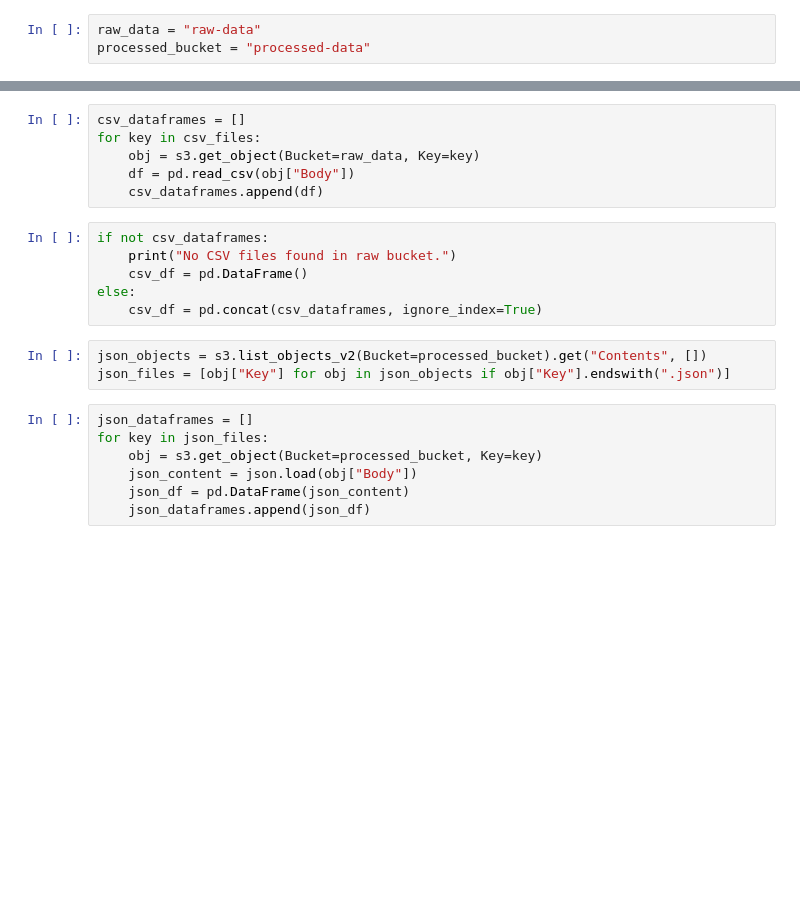
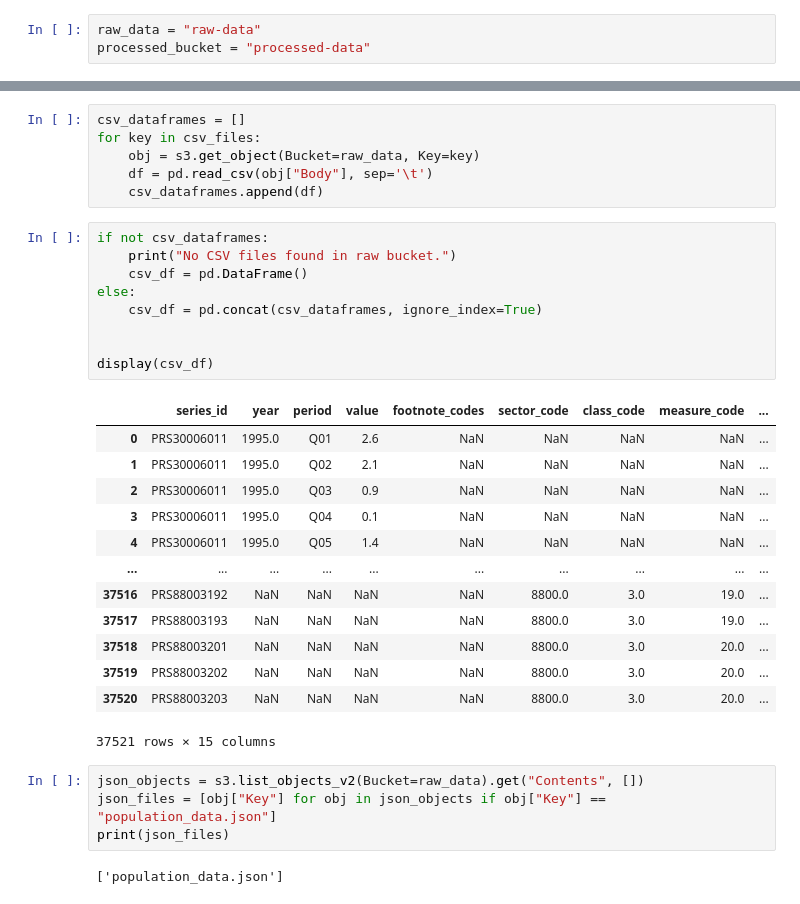
Before and after one commit to Nishant593/data-quest, a Jupyter notebook: analytics/analytics.ipynb, the cells around one changed output, grey strips where cells are left out. Cells and saved outputs as stored; diff of their text form; blank space fills up the shorter version.

```diff
--- a/analytics/analytics.ipynb
+++ b/analytics/analytics.ipynb
@@ -21,21 +21,34 @@ EndpointConnectionError: Could not connect to the endpoint URL: "http://host.doc
 csv_dataframes = []
 for key in csv_files:
     obj = s3.get_object(Bucket=raw_data, Key=key)
-    df = pd.read_csv(obj["Body"])
+    df = pd.read_csv(obj["Body"], sep='\t')
     csv_dataframes.append(df)
 # %%
 if not csv_dataframes:
     print("No CSV files found in raw bucket.")
     csv_df = pd.DataFrame()
 else:
     csv_df = pd.concat(csv_dataframes, ignore_index=True)
+
+
+display(csv_df)
+# %% [output]
+|  | series_id | year | period | value | footnote_codes | sector_code | class_code | measure_code | ... |
+| 0 | PRS30006011 | 1995.0 | Q01 | 2.6 | NaN | NaN | NaN | NaN | ... |
+| 1 | PRS30006011 | 1995.0 | Q02 | 2.1 | NaN | NaN | NaN | NaN | ... |
+| 2 | PRS30006011 | 1995.0 | Q03 | 0.9 | NaN | NaN | NaN | NaN | ... |
+| 3 | PRS30006011 | 1995.0 | Q04 | 0.1 | NaN | NaN | NaN | NaN | ... |
+| 4 | PRS30006011 | 1995.0 | Q05 | 1.4 | NaN | NaN | NaN | NaN | ... |
+| ... | ... | ... | ... | ... | ... | ... | ... | ... | ... |
+| 37516 | PRS88003192 | NaN | NaN | NaN | NaN | 8800.0 | 3.0 | 19.0 | ... |
+| 37517 | PRS88003193 | NaN | NaN | NaN | NaN | 8800.0 | 3.0 | 19.0 | ... |
+| 37518 | PRS88003201 | NaN | NaN | NaN | NaN | 8800.0 | 3.0 | 20.0 | ... |
+| 37519 | PRS88003202 | NaN | NaN | NaN | NaN | 8800.0 | 3.0 | 20.0 | ... |
+| 37520 | PRS88003203 | NaN | NaN | NaN | NaN | 8800.0 | 3.0 | 20.0 | ... |
+37521 rows × 15 columns
 # %%
-json_objects = s3.list_objects_v2(Bucket=processed_bucket).get("Contents", [])
-json_files = [obj["Key"] for obj in json_objects if obj["Key"].endswith(".json")]
+json_objects = s3.list_objects_v2(Bucket=raw_data).get("Contents", [])
+json_files = [obj["Key"] for obj in json_objects if obj["Key"] == "population_data.json"]
+print(json_files)
+# %% [output]
+['population_data.json']
-# %%
-json_dataframes = []
-for key in json_files:
-    obj = s3.get_object(Bucket=processed_bucket, Key=key)
-    json_content = json.load(obj["Body"])
-    json_df = pd.DataFrame(json_content)
-    json_dataframes.append(json_df)
```
Also changed, not shown: parts of 11 cells of this notebook.
